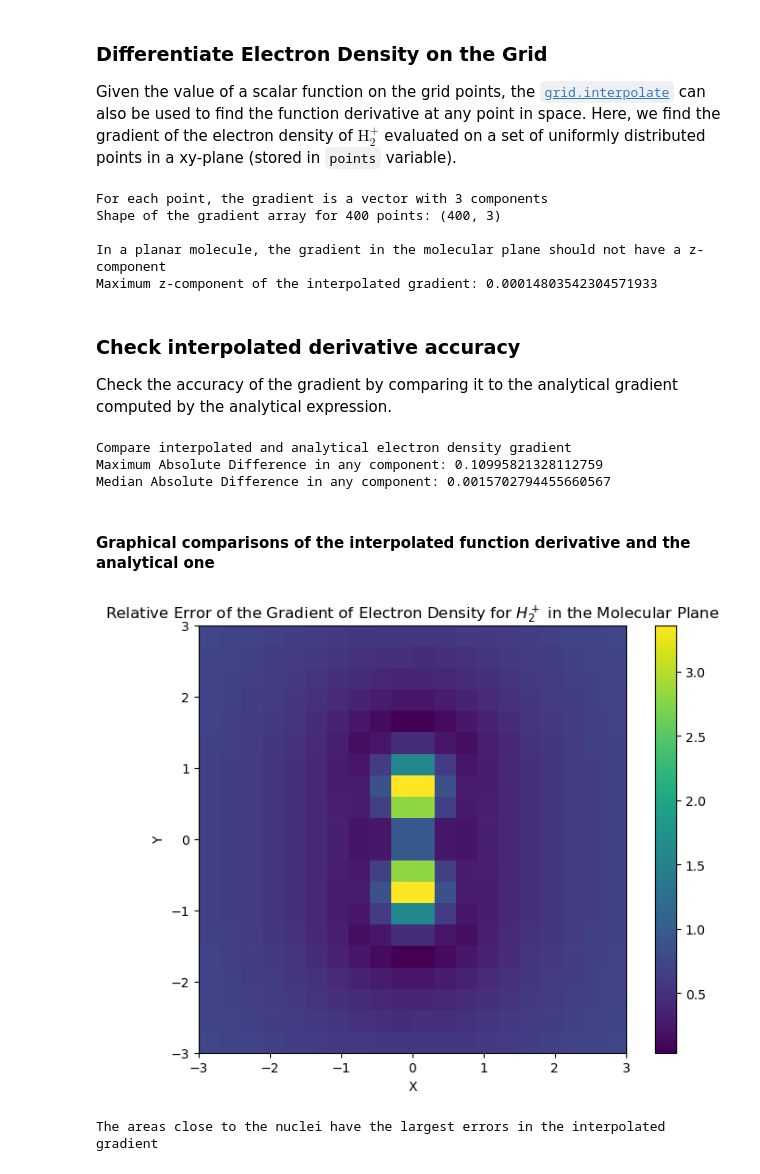
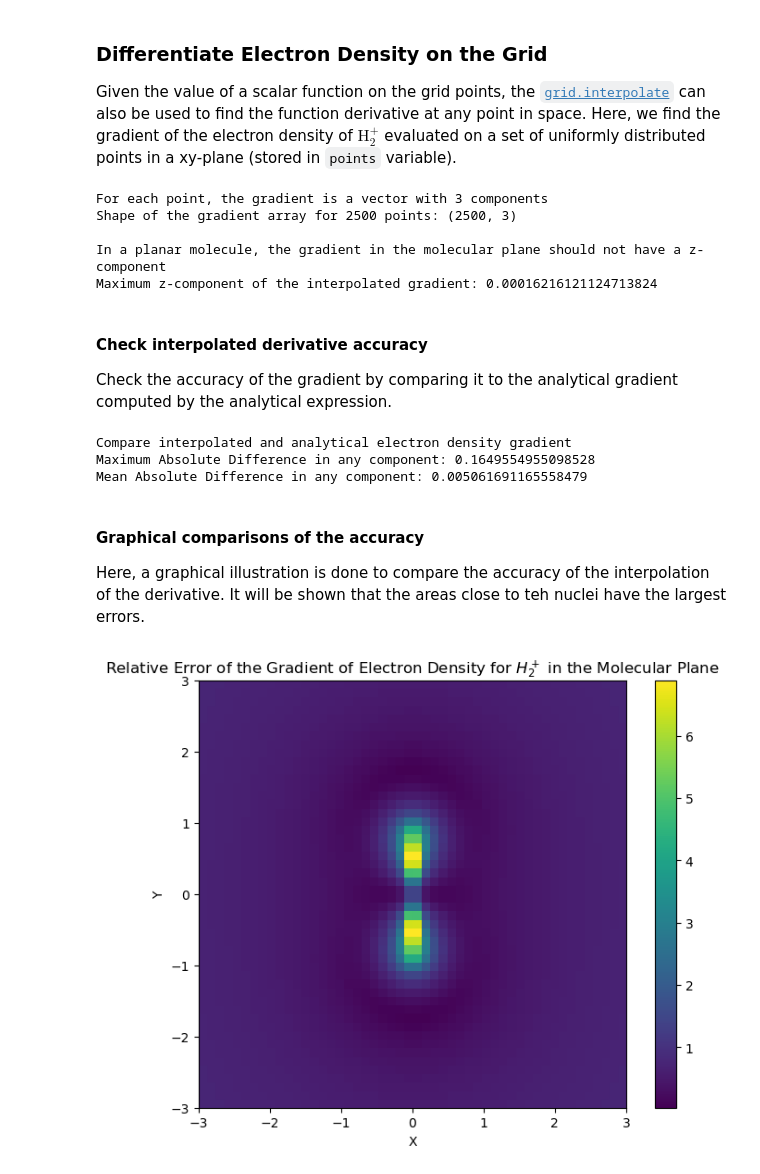
Before and after one commit to theochem/grid, a Jupyter notebook: doc/notebooks/Quickstart.ipynb, the cells around one changed output. Cells and saved outputs as stored; diff of their text form; code cells hidden in the pictures.

```diff
--- a/doc/notebooks/Quickstart.ipynb
+++ b/doc/notebooks/Quickstart.ipynb
@@ -291,8 +291,8 @@ Maximum Absolute Different: 0.0002467277364103964
 Given the value of a scalar function on the grid points, the [`grid.interpolate`](https://grid.qcdevs.org/pyapi/grid.molgrid.html#grid.molgrid.MolGrid.interpolate) can also be used to find the function derivative at any point in space. Here, we find the gradient of the electron density of $\mathrm{H}_{2}^{+}$ evaluated on a set of uniformly distributed points in a xy-plane (stored in `points` variable).
 # %%
 # Sample points uniformly in the xy-plane (z=0)
-x_grid = np.linspace(-3, 3, 20)
-y_grid = np.linspace(-3, 3, 20)
+x_grid = np.linspace(-3, 3, 50)
+y_grid = np.linspace(-3, 3, 50)
 x_grid, y_grid = np.meshgrid(x_grid, y_grid)
 x_grid = x_grid.flatten()
 y_grid = y_grid.flatten()
@@ -308,12 +308,12 @@ print(f"In a planar molecule, the gradient in the molecular plane should not hav
 print(f"Maximum z-component of the interpolated gradient: {np.max(np.abs(grad_rho_iner[:, 2]))}")
 # %% [output]
 For each point, the gradient is a vector with 3 components
-Shape of the gradient array for 400 points: (400, 3)
+Shape of the gradient array for 2500 points: (2500, 3)
 
 In a planar molecule, the gradient in the molecular plane should not have a z-component
-Maximum z-component of the interpolated gradient: 0.00014803542304571933
+Maximum z-component of the interpolated gradient: 0.00016216121124713824
 # %% [markdown]
-### Check interpolated derivative accuracy
+#### Check interpolated derivative accuracy
 Check the accuracy of the gradient by comparing it to the analytical gradient computed by the analytical expression.
 # %%
 # Compute psi values analytically
@@ -331,42 +331,41 @@ rho_grad = -2 * psi_vals[:, np.newaxis] * psi_grad
 
 print("Compare interpolated and analytical electron density gradient")
 print(f"Maximum Absolute Difference in any component: {np.max(np.abs(grad_rho_iner - rho_grad))}")
-print(f"Median Absolute Difference in any component: {np.median(np.abs(grad_rho_iner - rho_grad))}")
+print(f"Mean Absolute Difference in any component: {np.mean(np.abs(grad_rho_iner - rho_grad))}")
 # %% [output]
 Compare interpolated and analytical electron density gradient
-Maximum Absolute Difference in any component: 0.10995821328112759
-Median Absolute Difference in any component: 0.0015702794455660567
+Maximum Absolute Difference in any component: 0.1649554955098528
+Mean Absolute Difference in any component: 0.005061691165558479
-# %% [markdown]
-#### Graphical comparisons of the interpolated function derivative and the analytical one
+# %% [markdown]
+#### Graphical comparisons of the accuracy
+
+Here, a graphical illustration is done to compare the accuracy of the interpolation of the derivative.  It will be shown that the areas close to teh nuclei have the largest errors.
 # %%
 # compute the norm of the difference between the interpolated and analytical gradient
 rho_error_norm = np.linalg.norm(grad_rho_iner - rho_grad, axis=1)
 # divide by the norm of the analytical gradient
 rho_error_norm /= np.linalg.norm(rho_grad, axis=1)
 
 # create heatmap of the relative error
-rho_error_norm = rho_error_norm.reshape(20, 20)
+rho_error_norm = rho_error_norm.reshape(50, 50)
 fig = plt.figure(figsize=(8, 6))
 ax = fig.add_subplot(111)
 
 # Adjust the limits to fit your data
 ax.set_xlim((-3, 3))
 ax.set_ylim((-3, 3))
 
 # Plot the error heatmap
 im = ax.imshow(rho_error_norm, cmap="viridis", interpolation="none", extent=[-3, 3, -3, 3])
 fig.colorbar(im)
 
 # Set labels and title
 ax.set_xlabel("X")
 ax.set_ylabel("Y")
 ax.set_title("Relative Error of the Gradient of Electron Density for $H_2^+$ in the Molecular Plane")
 plt.show()
-
-print(f"The areas close to the nuclei have the largest errors in the interpolated gradient")
 # %% [output]
-[figure, old version]
+[figure, new version]
-The areas close to the nuclei have the largest errors in the interpolated gradient
 # %%
 # Create vectorial map of the interpolated and the analytical gradient
 fig = plt.figure(figsize=(8, 4))
```
Also changed, not shown: parts of 4 cells of this notebook.
